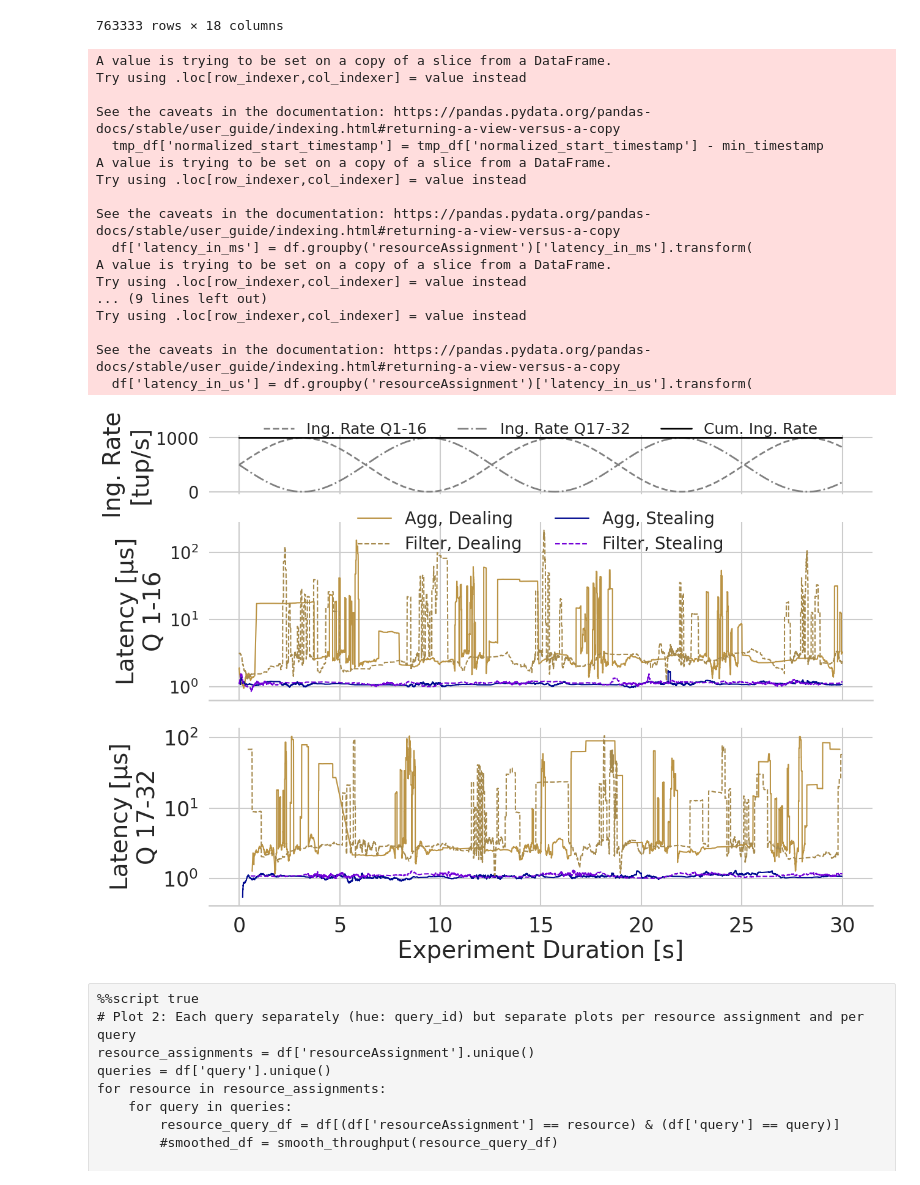
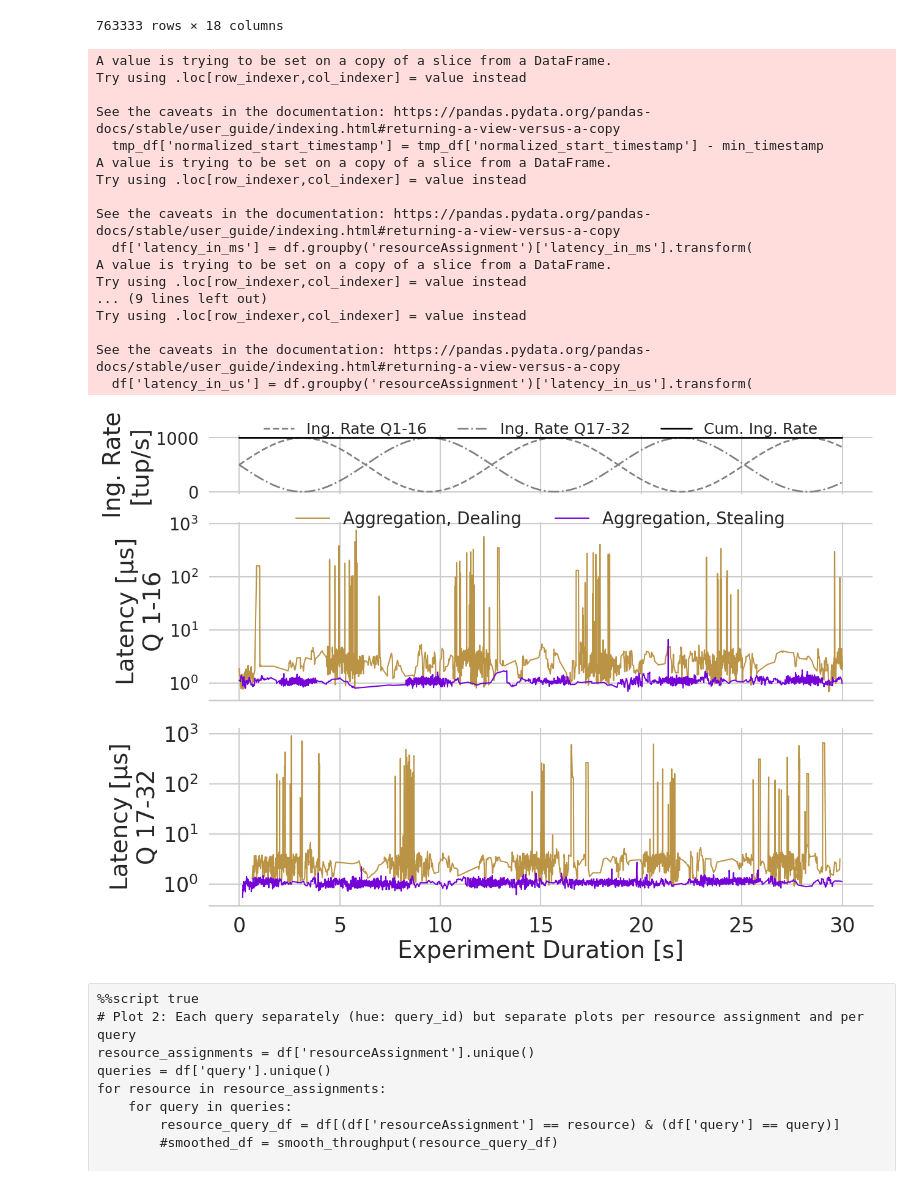
Before and after one commit to keyseven123/engine-statemanagement-paper, a Jupyter notebook: scripts/benchmarking/work-dealing/work-dealing-variable/plots/WorkDealing_vs_Stealing_Variable.ipynb, the cells around one changed output. Drawn from its saved outputs; the diff is of its cells as text; code cells hidden in the pictures.

```diff
--- a/scripts/benchmarking/work-dealing/work-dealing-variable/plots/WorkDealing_vs_Stealing_Variable.ipynb
+++ b/scripts/benchmarking/work-dealing/work-dealing-variable/plots/WorkDealing_vs_Stealing_Variable.ipynb
@@ -269,8 +269,8 @@ color2 = "#7402d8"  # purple
 colors = {
     "WORK_STEALING":
     [
+        color2,    # end with purple
         "#000a90",  # darker purple
-        color2,    # end with purple
     ],
     "WORK_DEALING_NEW_QUEUE_AND_THREAD":
     [
@@ -278,7 +278,7 @@ colors = {
         "#a68a4d",  # darker gold
     ]
 }
-query_labels = {"aggregation" : "Agg", "filter" : "Filter"}
+query_labels = {"aggregation" : "Aggregation", "filter" : "Filter"}
 resource_labels = {"WORK_STEALING": "Stealing", "WORK_DEALING_NEW_QUEUE_AND_THREAD" : "Dealing"}
 
 
@@ -349,13 +349,16 @@ ax_top.legend(
 # Middle subplot: Latency plot
 ax_middle = plt.subplot(gs[1], sharex=ax_top)  # Share x-axis with top plot
 query_df = df_sum[df_sum['query_group'] == 0]
-smoothed_df = smooth_latency(query_df, 50)
+smoothed_df = smooth_latency(query_df, 5)
 
 # Get unique queries and resource assignments
 queries = smoothed_df['query'].unique()
 resources = smoothed_df['resourceAssignment'].unique()
 for j, resource in enumerate(resources):
     for i, query in enumerate(queries):
+        if query == "filter":
+            continue
+
         subset = smoothed_df[(smoothed_df['resourceAssignment'] == resource) & (smoothed_df['query'] == query)]
 
         # Plot smoothed latency data
@@ -395,10 +398,13 @@ ax_middle.legend(
 # Bottom subplot: Latency plot
 ax_bottom = plt.subplot(gs[2], sharex=ax_top)  # Share x-axis with top plot
 query_df = df_sum[df_sum['query_group'] == 1]
-smoothed_df = smooth_latency(query_df, 50)
+smoothed_df = smooth_latency(query_df, 5)
 
 for j, resource in enumerate(resources):
     for i, query in enumerate(queries):
+        if query == "filter":
+            continue
+
         subset = smoothed_df[(smoothed_df['resourceAssignment'] == resource) & (smoothed_df['query'] == query)]
 
         # Plot smoothed latency data
@@ -431,34 +437,34 @@ ax_bottom.legend().set_visible(False)
  #   title='',
  #   handles=[], fontsize=18, title_fontsize=18, labels=[],
 #    loc='upper center',
 #    bbox_to_anchor=(0.5, 1.),
 #    ncol=2,
 #    frameon=False
 #)
 
 plt.tight_layout()
 plt.savefig(os.path.join(output_dir, f'all_latency_with_sine.pdf'))
 plt.show()
 plt.close(fig)  # Close the figure to free memory
 # %% [output]
 A value is trying to be set on a copy of a slice from a DataFrame.
 Try using .loc[row_indexer,col_indexer] = value instead
 
 See the caveats in the documentation: https://pandas.pydata.org/pandas-docs/stable/user_guide/indexing.html#returning-a-view-versus-a-copy
   tmp_df['normalized_start_timestamp'] = tmp_df['normalized_start_timestamp'] - min_timestamp
 A value is trying to be set on a copy of a slice from a DataFrame.
 Try using .loc[row_indexer,col_indexer] = value instead
 
 See the caveats in the documentation: https://pandas.pydata.org/pandas-docs/stable/user_guide/indexing.html#returning-a-view-versus-a-copy
   df['latency_in_ms'] = df.groupby('resourceAssignment')['latency_in_ms'].transform(
 A value is trying to be set on a copy of a slice from a DataFrame.
 Try using .loc[row_indexer,col_indexer] = value instead
 ... (9 lines left out)
 Try using .loc[row_indexer,col_indexer] = value instead
 
 See the caveats in the documentation: https://pandas.pydata.org/pandas-docs/stable/user_guide/indexing.html#returning-a-view-versus-a-copy
   df['latency_in_us'] = df.groupby('resourceAssignment')['latency_in_us'].transform(
-[figure, old version]
+[figure, new version]
 # %% [raw]
 %%script true
 # Plot 2: Each query separately (hue: query_id) but separate plots per resource assignment and per query
```
Also changed, not shown: 14 other files.
